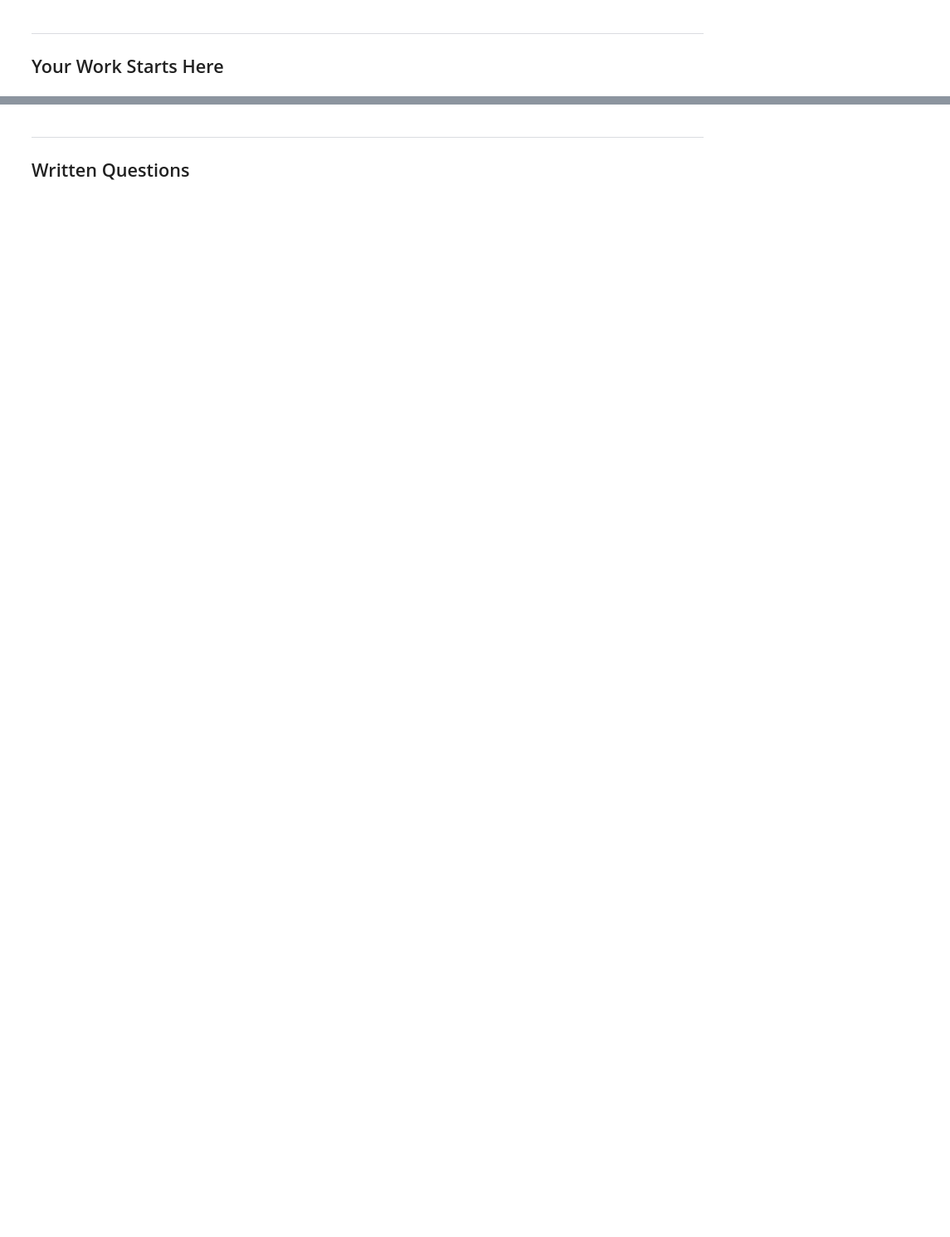
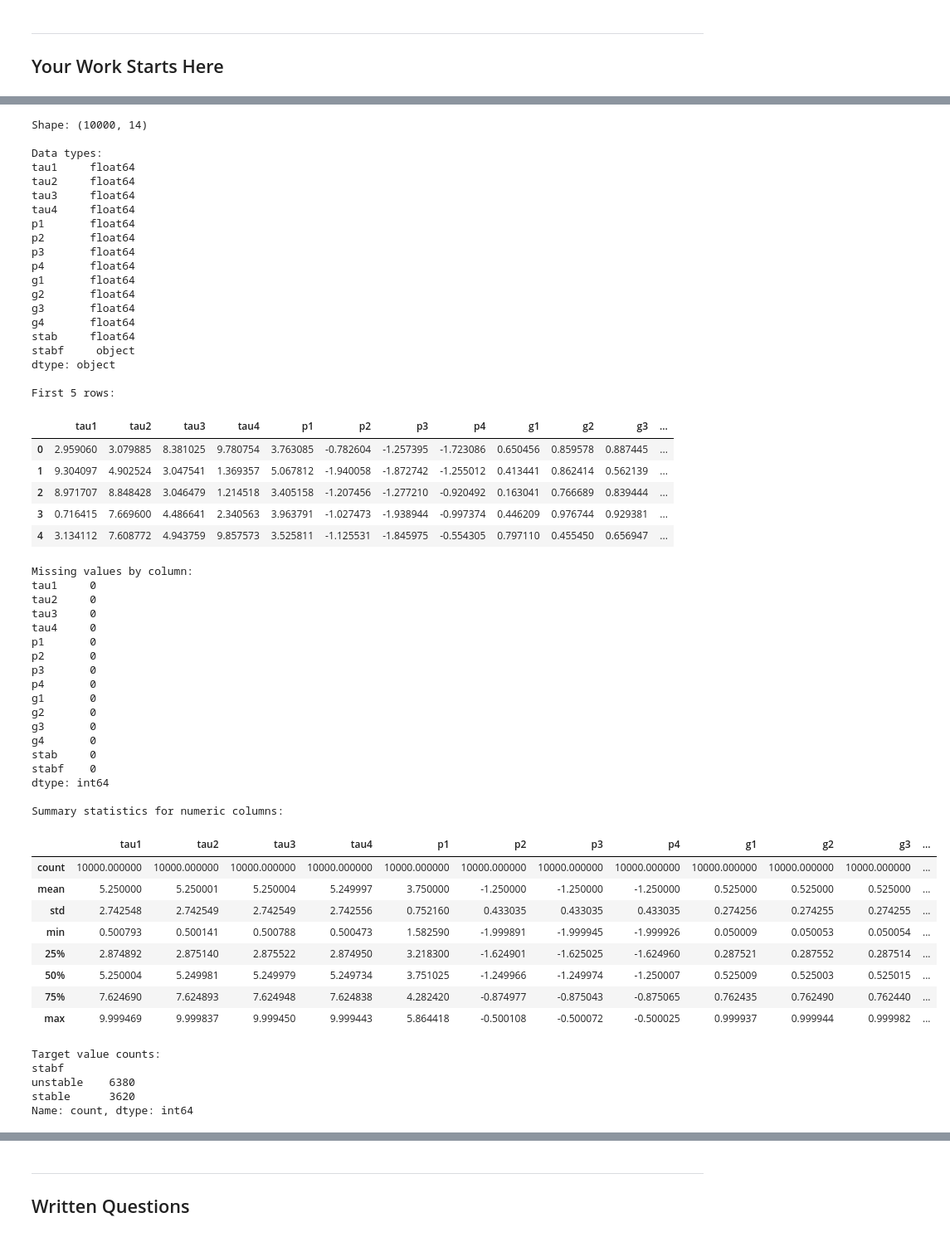
Before and after one commit to boralitost/CE49X, a Jupyter notebook: midterm/Part2_Coding_Exercise.ipynb, the cells around one changed output, grey strips where cells are left out. Shown at 83% size. Saved outputs shown, nothing was run; the diff lists cells and outputs as text; code cells hidden in the pictures; blank space fills up the shorter version.

```diff
--- a/midterm/Part2_Coding_Exercise.ipynb
+++ b/midterm/Part2_Coding_Exercise.ipynb
@@ -100,5 +112,79 @@ warnings.filterwarnings('ignore')
 # %%
-# Explore: shape, dtypes, head, missing values, describe, value_counts
+print("Shape:", df.shape)
+
+print("\nData types:")
+print(df.dtypes)
+
+print("\nFirst 5 rows:")
+display(df.head())
+
+print("\nMissing values by column:")
+print(df.isna().sum())
+
+print("\nSummary statistics for numeric columns:")
+display(df.describe())
+
+print("\nTarget value counts:")
+print(df["stabf"].value_counts())
+# %% [output]
+Shape: (10000, 14)
+
+Data types:
+tau1     float64
+tau2     float64
+tau3     float64
+tau4     float64
+p1       float64
+p2       float64
+p3       float64
+p4       float64
+g1       float64
+g2       float64
+g3       float64
+g4       float64
+stab     float64
+stabf     object
+dtype: object
+
+First 5 rows:
+|  | tau1 | tau2 | tau3 | tau4 | p1 | p2 | p3 | p4 | g1 | g2 | g3 | ... |
+| 0 | 2.959060 | 3.079885 | 8.381025 | 9.780754 | 3.763085 | -0.782604 | -1.257395 | -1.723086 | 0.650456 | 0.859578 | 0.887445 | ... |
+| 1 | 9.304097 | 4.902524 | 3.047541 | 1.369357 | 5.067812 | -1.940058 | -1.872742 | -1.255012 | 0.413441 | 0.862414 | 0.562139 | ... |
+| 2 | 8.971707 | 8.848428 | 3.046479 | 1.214518 | 3.405158 | -1.207456 | -1.277210 | -0.920492 | 0.163041 | 0.766689 | 0.839444 | ... |
+| 3 | 0.716415 | 7.669600 | 4.486641 | 2.340563 | 3.963791 | -1.027473 | -1.938944 | -0.997374 | 0.446209 | 0.976744 | 0.929381 | ... |
+| 4 | 3.134112 | 7.608772 | 4.943759 | 9.857573 | 3.525811 | -1.125531 | -1.845975 | -0.554305 | 0.797110 | 0.455450 | 0.656947 | ... |
+Missing values by column:
+tau1     0
+tau2     0
+tau3     0
+tau4     0
+p1       0
+p2       0
+p3       0
+p4       0
+g1       0
+g2       0
+g3       0
+g4       0
+stab     0
+stabf    0
+dtype: int64
+
+Summary statistics for numeric columns:
+|  | tau1 | tau2 | tau3 | tau4 | p1 | p2 | p3 | p4 | g1 | g2 | g3 | ... |
+| count | 10000.000000 | 10000.000000 | 10000.000000 | 10000.000000 | 10000.000000 | 10000.000000 | 10000.000000 | 10000.000000 | 10000.000000 | 10000.000000 | 10000.000000 | ... |
+| mean | 5.250000 | 5.250001 | 5.250004 | 5.249997 | 3.750000 | -1.250000 | -1.250000 | -1.250000 | 0.525000 | 0.525000 | 0.525000 | ... |
+| std | 2.742548 | 2.742549 | 2.742549 | 2.742556 | 0.752160 | 0.433035 | 0.433035 | 0.433035 | 0.274256 | 0.274255 | 0.274255 | ... |
+| min | 0.500793 | 0.500141 | 0.500788 | 0.500473 | 1.582590 | -1.999891 | -1.999945 | -1.999926 | 0.050009 | 0.050053 | 0.050054 | ... |
+| 25% | 2.874892 | 2.875140 | 2.875522 | 2.874950 | 3.218300 | -1.624901 | -1.625025 | -1.624960 | 0.287521 | 0.287552 | 0.287514 | ... |
+| 50% | 5.250004 | 5.249981 | 5.249979 | 5.249734 | 3.751025 | -1.249966 | -1.249974 | -1.250007 | 0.525009 | 0.525003 | 0.525015 | ... |
+| 75% | 7.624690 | 7.624893 | 7.624948 | 7.624838 | 4.282420 | -0.874977 | -0.875043 | -0.875065 | 0.762435 | 0.762490 | 0.762440 | ... |
+| max | 9.999469 | 9.999837 | 9.999450 | 9.999443 | 5.864418 | -0.500108 | -0.500072 | -0.500025 | 0.999937 | 0.999944 | 0.999982 | ... |
+Target value counts:
+stabf
+unstable    6380
+stable      3620
+Name: count, dtype: int64
 # %% [markdown]
 ---
 ## Task 2: Feature Engineering (8 pts)
```
Also changed, not shown: parts of 18 cells of this notebook.
